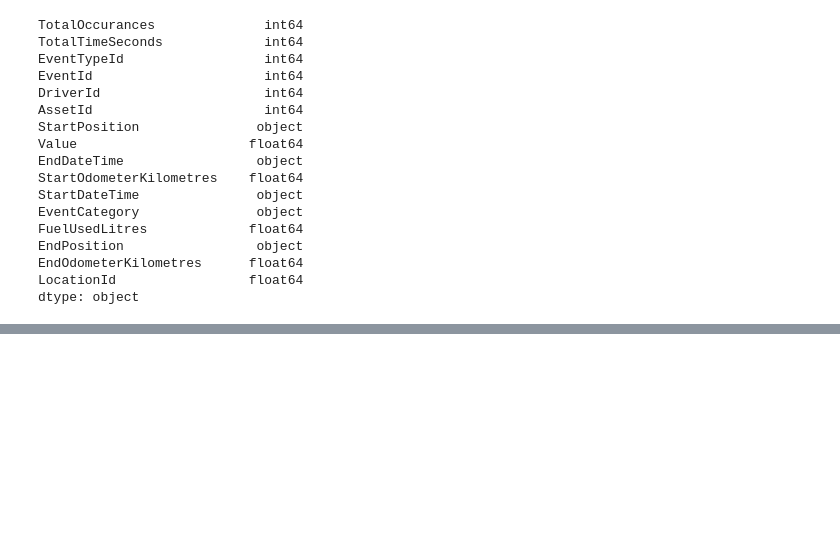
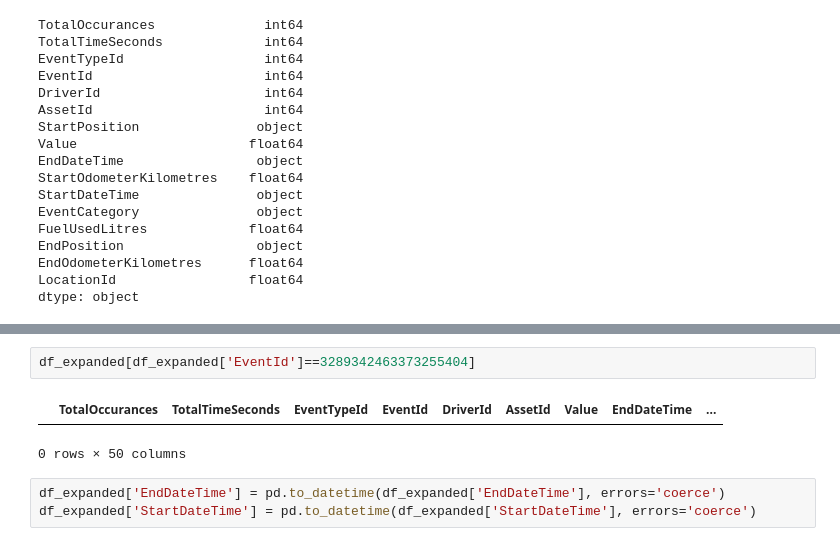
Before and after one commit to marcelopborges/telemetry-validation, a Jupyter notebook: reports/events/events.ipynb, the cells around one changed output, grey strips where cells are left out. Saved outputs shown, nothing was run; the diff lists cells and outputs as text; blank space fills up the shorter version.

```diff
--- a/reports/events/events.ipynb
+++ b/reports/events/events.ipynb
@@ -78,0 +154,8 @@ dtype: object
+# %%
+df_expanded[df_expanded['EventId']==3289342463373255404]
+# %% [output]
+|  | TotalOccurances | TotalTimeSeconds | EventTypeId | EventId | DriverId | AssetId | Value | EndDateTime | ... |
+0 rows × 50 columns
+# %%
+df_expanded['EndDateTime'] = pd.to_datetime(df_expanded['EndDateTime'], errors='coerce')
+df_expanded['StartDateTime'] = pd.to_datetime(df_expanded['StartDateTime'], errors='coerce')
```
Also changed, not shown: parts of 19 cells of this notebook, 2 other files.
